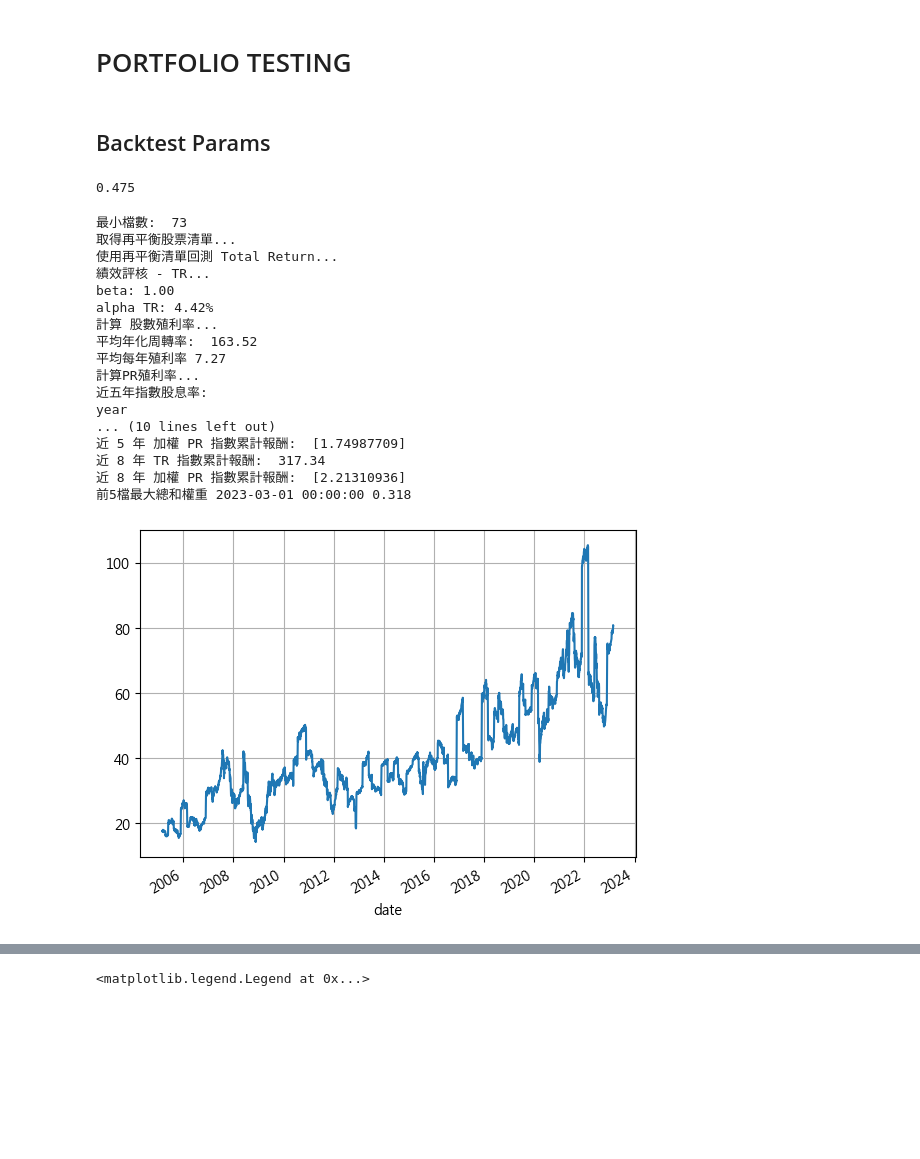
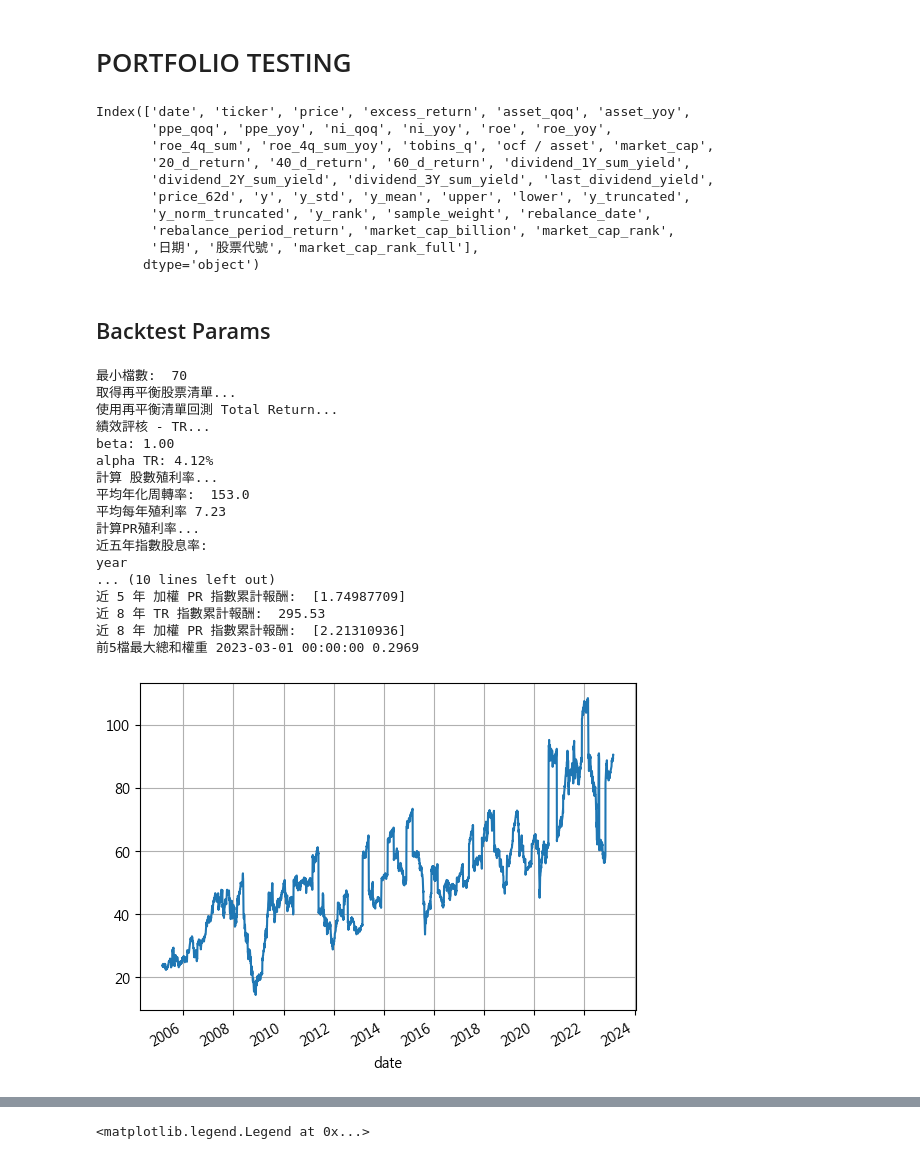
Before and after one commit to vayvay0993/hidiv, a Jupyter notebook: main_09_pure_quant_v2.ipynb, the cells around one changed output, grey strips where cells are left out. Cells and saved outputs as stored; diff of their text form; code cells hidden in the pictures; blank space fills up the shorter version.

```diff
--- a/main_09_pure_quant_v2.ipynb
+++ b/main_09_pure_quant_v2.ipynb
@@ -296,18 +296,34 @@ df_factor_all_reb.sort_values(['date','ticker'], inplace=True)
 df_factor_all_reb.reset_index(drop=True, inplace=True)
 df_factor_all_reb['market_cap_billion'] = df_factor_all_reb['market_cap'] / 1000000
 df_factor_all_reb['market_cap_rank'] = df_factor_all_reb.groupby('date')['market_cap'].rank(ascending=False)
+
+# filter the 股票代號 not start with 0
+df_market = df_price[(df_price['日期'].isin(reb_lst)) & (df_price['股票代號'].str.startswith('0') == False)].reset_index(drop=True)
+df_market['總市值(億)'] = df_market['總市值(億)'].astype(float)
+df_market['market_cap_rank'] = df_market.groupby('日期')['總市值(億)'].rank(ascending=False)
+
+df_factor_all_reb = pd.merge(df_factor_all_reb, df_market[['日期','股票代號','market_cap_rank']], how = 'left', left_on = ['date','ticker'], right_on = ['日期','股票代號'], suffixes = ('','_full'))
 # %%
 df_factor_all_amount_rank = df_factor_all.merge(df_price_sub[['date','ticker','20_d_mean_amount_k','252_d_mean_amount_k']], on = ['date','ticker'], how = 'left')
 df_factor_all_amount_rank['amount_rank_20'] = df_factor_all_amount_rank.groupby('date')['20_d_mean_amount_k'].rank(ascending=False, pct=True)
 df_factor_all_amount_rank['amount_rank_20'] = df_factor_all_amount_rank.groupby('date')['20_d_mean_amount_k'].rank(ascending=False, pct=True)
 # %% [markdown]
 # PORTFOLIO TESTING
+# %%
+df_factor_all_reb.columns
+# %% [output]
+Index(['date', 'ticker', 'price', 'excess_return', 'asset_qoq', 'asset_yoy',
+       'ppe_qoq', 'ppe_yoy', 'ni_qoq', 'ni_yoy', 'roe', 'roe_yoy',
+       'roe_4q_sum', 'roe_4q_sum_yoy', 'tobins_q', 'ocf / asset', 'market_cap',
+       '20_d_return', '40_d_return', '60_d_return', 'dividend_1Y_sum_yield',
+       'dividend_2Y_sum_yield', 'dividend_3Y_sum_yield', 'last_dividend_yield',
+       'price_62d', 'y', 'y_std', 'y_mean', 'upper', 'lower', 'y_truncated',
+       'y_norm_truncated', 'y_rank', 'sample_weight', 'rebalance_date',
+       'rebalance_period_return', 'market_cap_billion', 'market_cap_rank',
+       '日期', '股票代號', 'market_cap_rank_full'],
+      dtype='object')
 # %% [markdown]
 ## Backtest Params
-# %%
-38/40/2
-# %% [output]
-0.475
 # %%
 # ---------------------------------------------- 設定 ----------------------------------------------
 
@@ -342,7 +358,8 @@ ADJUST_WEIGHTS_PARAMS = {
 
 # ---------------------------------------------- 計算排名因子 ----------------------------------------------
 
-df_sample_pool = df_factor_all_reb[(df_factor_all_reb["market_cap_rank"] > CAP_TOP) & (df_factor_all_reb["market_cap_rank"] <= CAP_BOT)].copy()
+# df_sample_pool = df_factor_all_reb[(df_factor_all_reb["market_cap_rank"] > CAP_TOP) & (df_factor_all_reb["market_cap_rank"] <= CAP_BOT)].copy()
+df_sample_pool = df_factor_all_reb[(df_factor_all_reb["market_cap_rank_full"] > CAP_TOP) & (df_factor_all_reb["market_cap_rank_full"] <= CAP_BOT)].copy()
 
 df_sample_pool['roe_rank'] = df_sample_pool.groupby('date')['roe'].rank(ascending=False)
 df_sample_pool['roe_rank_qcut'] = df_sample_pool.groupby('date', group_keys=False)['roe_rank'].apply(lambda x: pd.qcut(x, NUM_CUT, labels=False, duplicates="drop"))
@@ -775,37 +792,37 @@ result_dict = {
 
 
 # plt.savefig(f'./figs/{params_str}_max_aum_assumption.png', dpi=300)
 
 # pd.DataFrame([params_dict]).iloc[:,:5].dfi.export(f'./figs/table_{params_str}_1.png')
 # pd.DataFrame([params_dict]).iloc[:,6:10].dfi.export(f'./figs/table_{params_str}_2.png')
 # pd.DataFrame([params_dict]).iloc[:,10:14].dfi.export(f'./figs/table_{params_str}_3.png')
 # pd.DataFrame([params_dict]).iloc[:,14:].dfi.export(f'./figs/table_{params_str}_4.png')
 
 # # loop the f'./figs/table_{params_str}_1.png' to 4
 # for i in range(1, 5):
 #     ut.crop_index(f'./figs/table_{params_str}_{i}.png')
 
 # ut.merge_images([f'./figs/table_{params_str}_{i}.png' for i in range(1, 5)], f'./figs/{params_str}_table.png', 10)
 
 # # delete all the f'./figs/table_{params_str}_{i}.png'
 # for i in range(1, 5):
 #     os.remove(f'./figs/table_{params_str}_{i}.png')
 # %% [output]
-最小檔數:  73
+最小檔數:  70
 取得再平衡股票清單...
 使用再平衡清單回測 Total Return...
 績效評核 - TR...
 beta: 1.00
-alpha TR: 4.42%
+alpha TR: 4.12%
 計算 股數殖利率...
-平均年化周轉率:  163.52
-平均每年殖利率 7.27
+平均年化周轉率:  153.0
+平均每年殖利率 7.23
 計算PR殖利率...
 近五年指數股息率:
 year
 ... (10 lines left out)
 近 5 年 加權 PR 指數累計報酬:  [1.74987709]
-近 8 年 TR 指數累計報酬:  317.34
+近 8 年 TR 指數累計報酬:  295.53
 近 8 年 加權 PR 指數累計報酬:  [2.21310936]
-前5檔最大總和權重 2023-03-01 00:00:00 0.318
+前5檔最大總和權重 2023-03-01 00:00:00 0.2969
-[figure, old version]
+[figure, new version]
```
Also changed, not shown: parts of 1 cell of this notebook, 3 other files.
